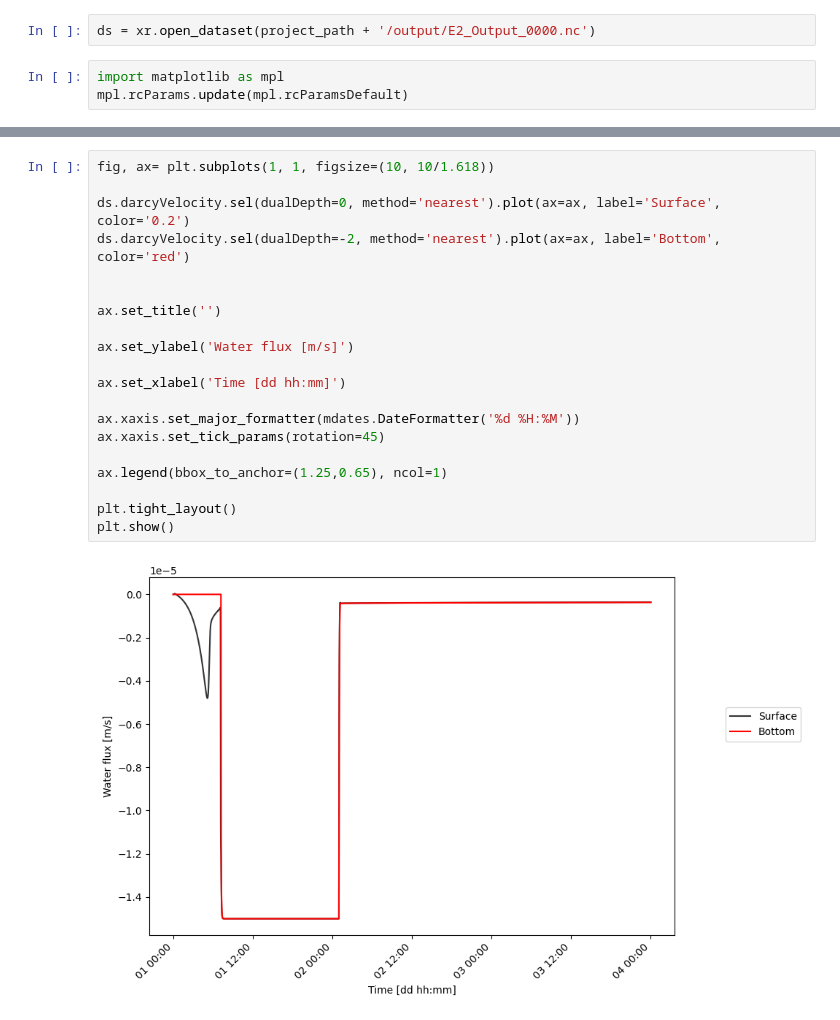
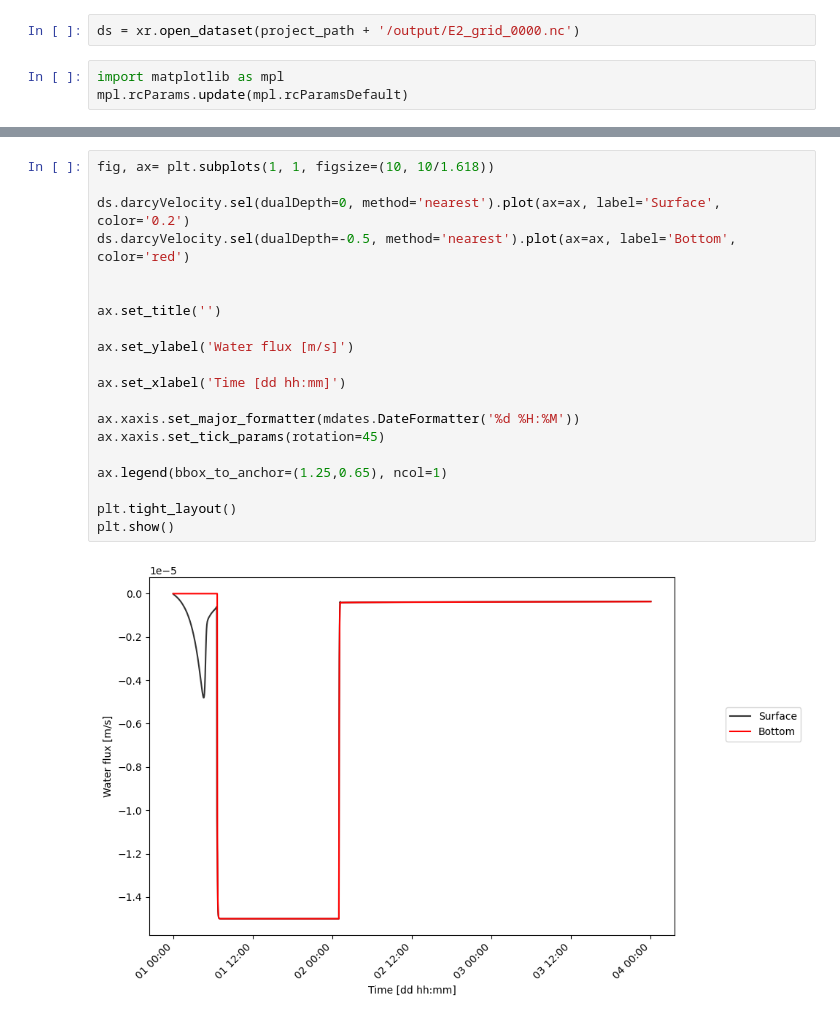
Before and after one commit to Fakkin/WHETGEO1D_Idrologia_21_22, a Jupyter notebook: Jupyter_Notebook/Terreno2.ipynb, the cells around one changed output, grey strips where cells are left out. Saved outputs shown, nothing was run; the diff lists cells and outputs as text.

```diff
--- a/Jupyter_Notebook/Terreno2.ipynb
+++ b/Jupyter_Notebook/Terreno2.ipynb
@@ -168,7 +167,7 @@ colors = ['#a6cee3', '#1f78b4', '#b2df8a', '#33a02c', '#fb9a99', '#e31a1c', '#fd
 
 plt.rcParams.update(nice_fonts)
 # %%
-ds = xr.open_dataset(project_path + '/output/E2_Output_0000.nc')
+ds = xr.open_dataset(project_path + '/output/E2_grid_0000.nc')
 # %%
 import matplotlib as mpl
 mpl.rcParams.update(mpl.rcParamsDefault)
@@ -360,25 +346,25 @@ plt.show()
 # %%
 fig, ax= plt.subplots(1, 1, figsize=(10, 10/1.618))
 
 ds.darcyVelocity.sel(dualDepth=0, method='nearest').plot(ax=ax, label='Surface', color='0.2')
-ds.darcyVelocity.sel(dualDepth=-2, method='nearest').plot(ax=ax, label='Bottom', color='red')
+ds.darcyVelocity.sel(dualDepth=-0.5, method='nearest').plot(ax=ax, label='Bottom', color='red')
 
 
 ax.set_title('')
 
 ax.set_ylabel('Water flux [m/s]')
 
 ax.set_xlabel('Time [dd hh:mm]')
 
 ax.xaxis.set_major_formatter(mdates.DateFormatter('%d %H:%M'))
 ax.xaxis.set_tick_params(rotation=45)
 
 ax.legend(bbox_to_anchor=(1.25,0.65), ncol=1)
 
 plt.tight_layout()
 plt.show()
 # %% [output]
-[figure, old version]
+[figure, new version]
 # %%
 fig, ax= plt.subplots(1, 1, figsize=(10, 10/1.618))
 
```
Also changed, not shown: parts of 10 cells of this notebook, 20 other files.
